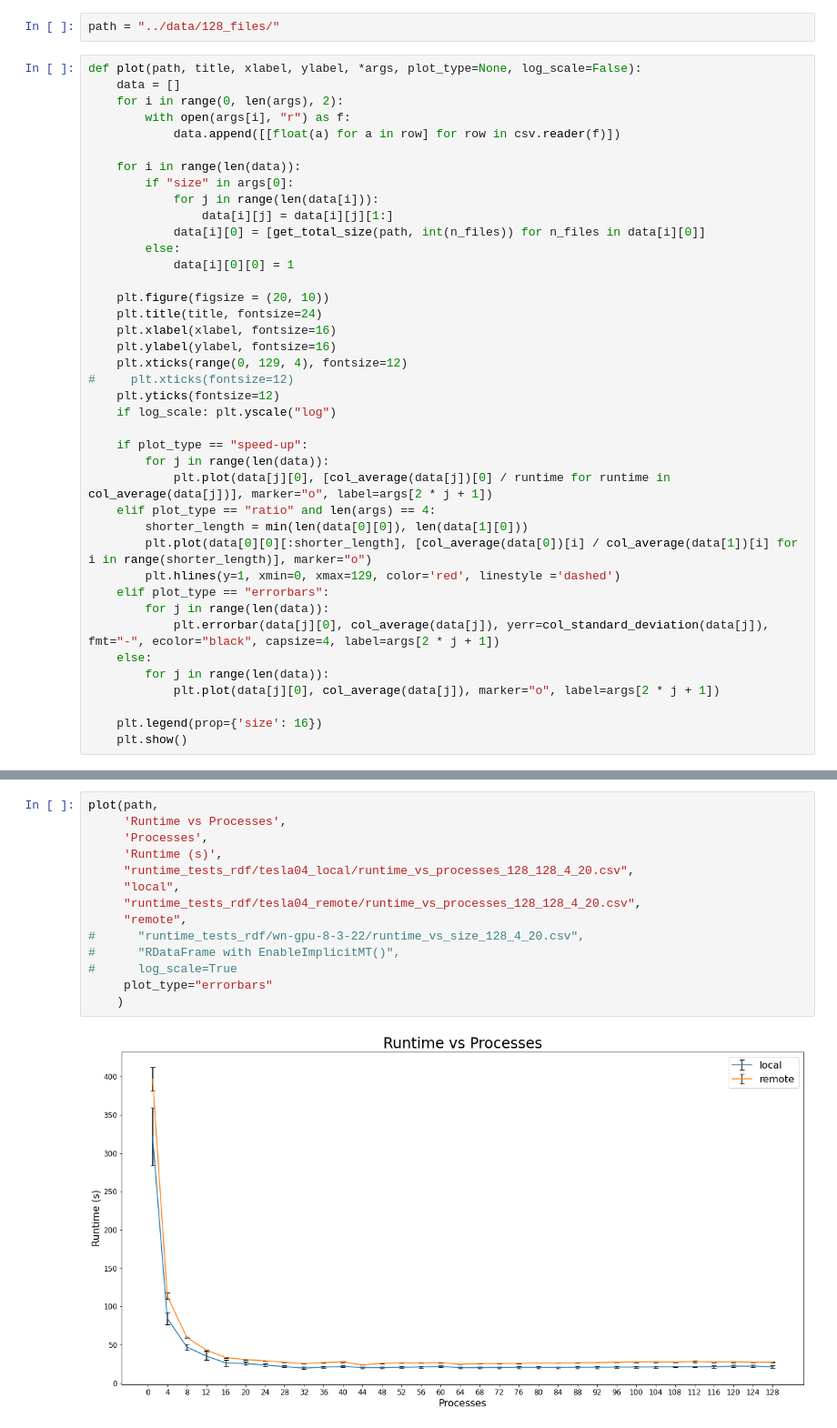
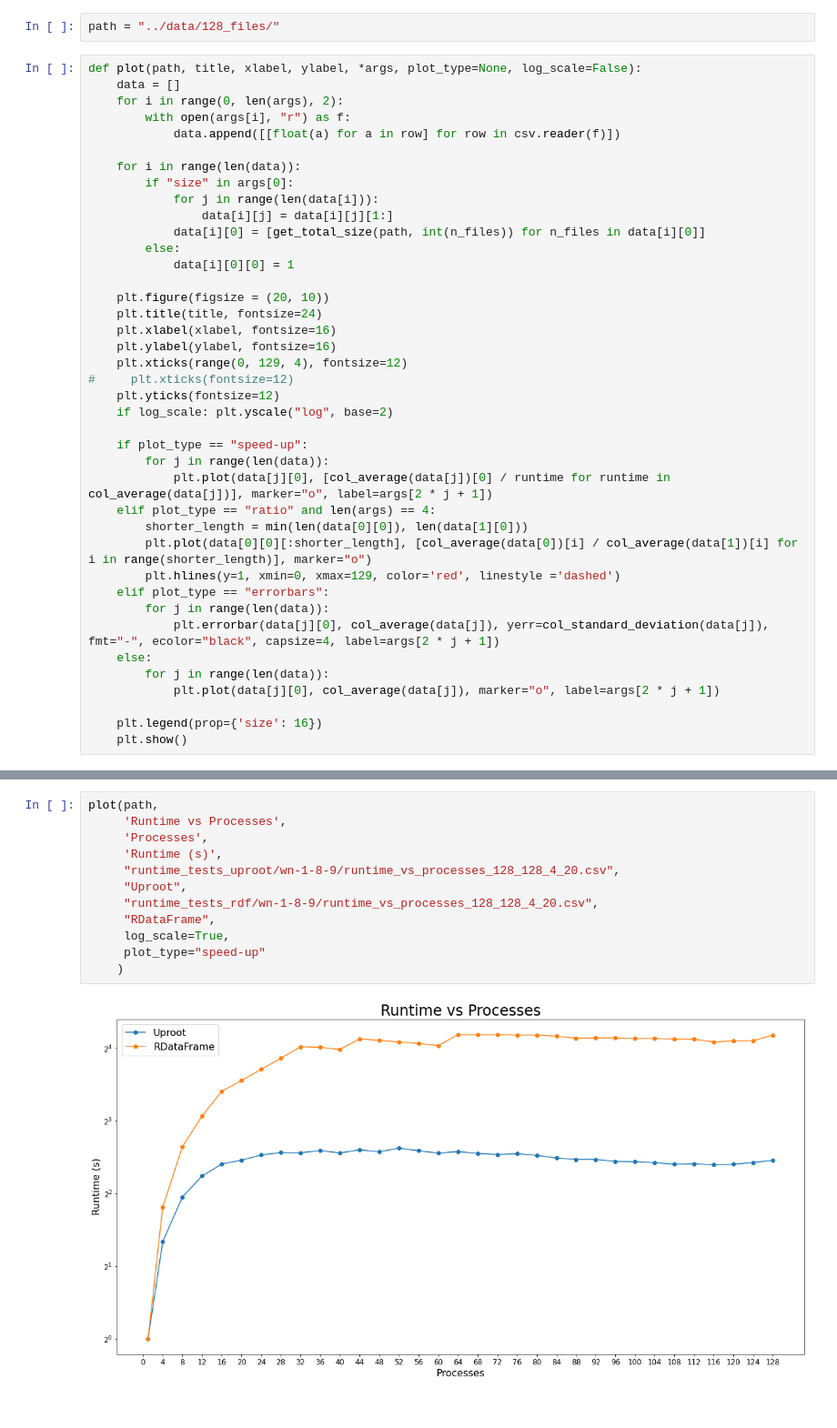
Before and after one commit to bucket420/DOE-INFN-2022, a Jupyter notebook: performance_analysis.ipynb, the cells around one changed output, grey strips where cells are left out. Shown: that part at 91% size. Cells and saved outputs as stored; diff of their text form.

```diff
--- a/performance_analysis.ipynb
+++ b/performance_analysis.ipynb
@@ -47,7 +47,7 @@ def plot(path, title, xlabel, ylabel, *args, plot_type=None, log_scale=False):
     plt.xticks(range(0, 129, 4), fontsize=12)
 #     plt.xticks(fontsize=12)
     plt.yticks(fontsize=12)
-    if log_scale: plt.yscale("log")
+    if log_scale: plt.yscale("log", base=2)
 
     if plot_type == "speed-up":
         for j in range(len(data)):
@@ -96,16 +96,14 @@ plot(path,
 # %%
 plot(path,
      'Runtime vs Processes',
      'Processes',
      'Runtime (s)',
-     "runtime_tests_rdf/tesla04_local/runtime_vs_processes_128_128_4_20.csv",
-     "local",
-     "runtime_tests_rdf/tesla04_remote/runtime_vs_processes_128_128_4_20.csv",
-     "remote",
-#      "runtime_tests_rdf/wn-gpu-8-3-22/runtime_vs_size_128_4_20.csv",
-#      "RDataFrame with EnableImplicitMT()",
-#      log_scale=True
-     plot_type="errorbars"
+     "runtime_tests_uproot/wn-1-8-9/runtime_vs_processes_128_128_4_20.csv",
+     "Uproot",
+     "runtime_tests_rdf/wn-1-8-9/runtime_vs_processes_128_128_4_20.csv",
+     "RDataFrame",
+     log_scale=True,
+     plot_type="speed-up"
     )
 # %% [output]
-[figure, old version]
+[figure, new version]
```
Also changed, not shown: parts of 5 cells of this notebook, 2 other files.
